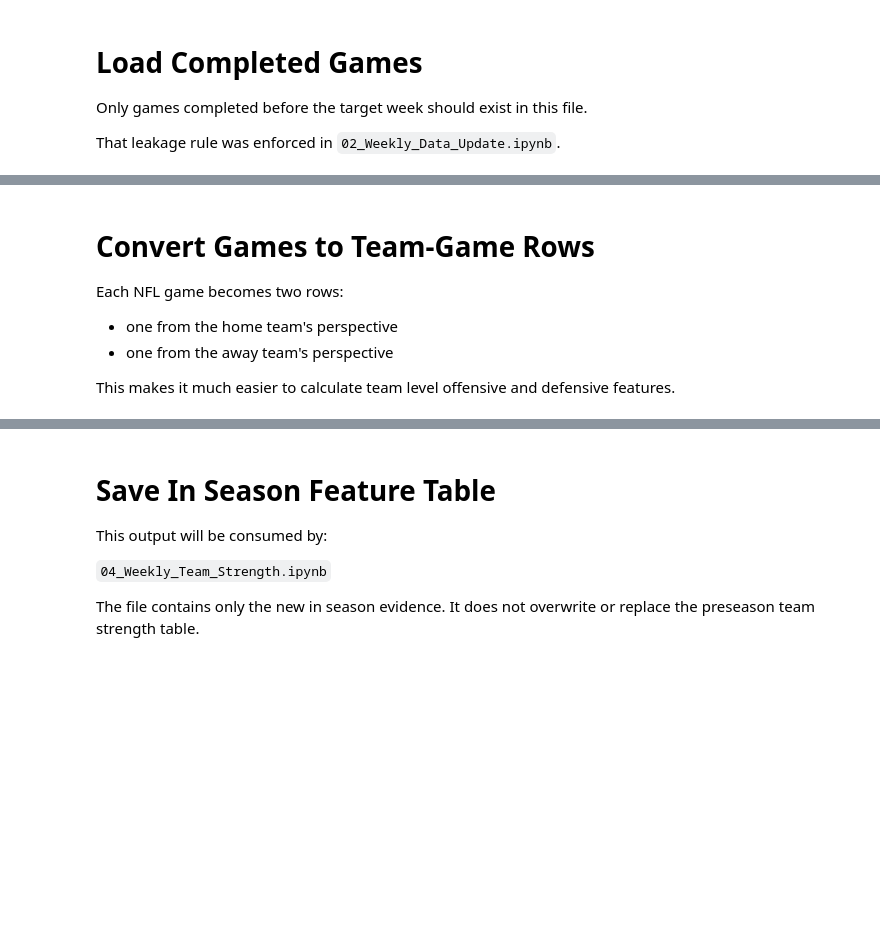
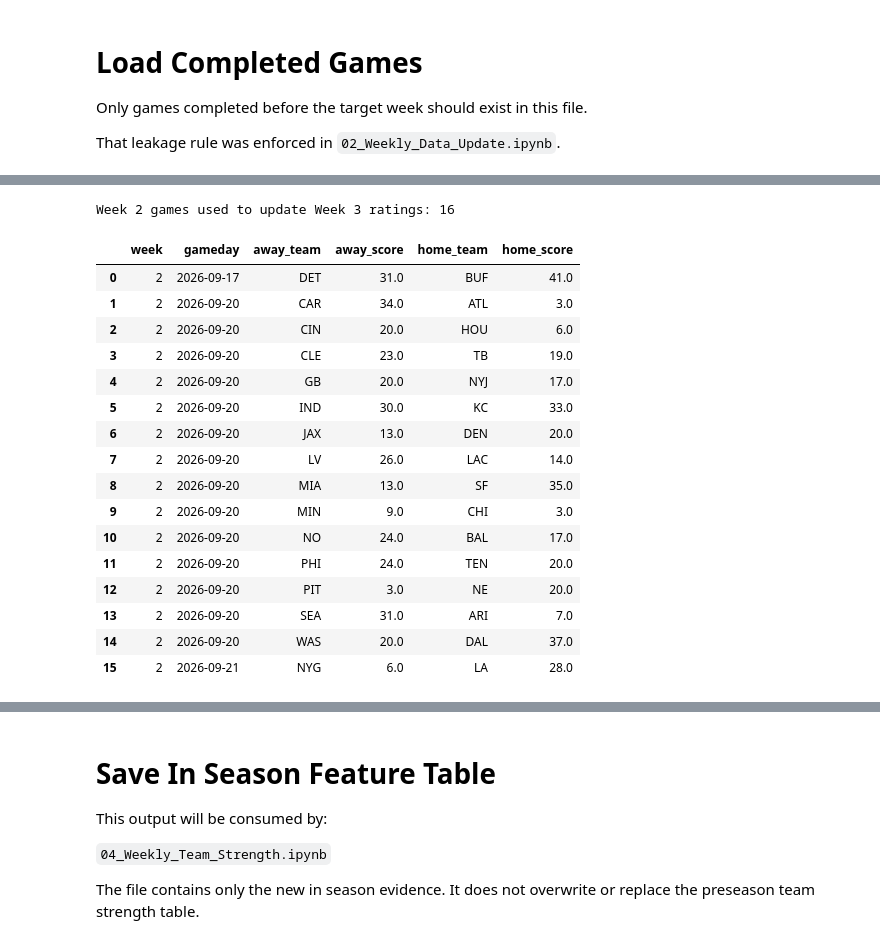
Before and after one commit to ethanfr10/NFL-Season-Projections, a Jupyter notebook: weekly_projections/notebooks/03_Inseason_Feature_Engineering.ipynb, the cells around one changed output, grey strips where cells are left out. Drawn from its saved outputs; the diff is of its cells as text; code cells hidden in the pictures; blank space fills up the shorter version.

```diff
--- a/weekly_projections/notebooks/03_Inseason_Feature_Engineering.ipynb
+++ b/weekly_projections/notebooks/03_Inseason_Feature_Engineering.ipynb
@@ -101,9 +109,46 @@ Completed games available before Week 2: 16
-# %% [markdown]
-# Convert Games to Team-Game Rows
-
-Each NFL game becomes two rows:
-
-- one from the home team's perspective
-- one from the away team's perspective
-
-This makes it much easier to calculate team level offensive and defensive features.
+# %%
+update_games = completed_games[
+    completed_games["week"] == PRIOR_WEEK
+].copy()
+
+update_games = update_games.sort_values(
+    ["gameday", "game_id"]
+).reset_index(drop=True)
+
+print(
+    f"Week {PRIOR_WEEK} games used to update "
+    f"Week {TARGET_WEEK} ratings:",
+    len(update_games)
+)
+
+display(
+    update_games[
+        [
+            "week",
+            "gameday",
+            "away_team",
+            "away_score",
+            "home_team",
+            "home_score"
+        ]
+    ]
+)
+# %% [output]
+Week 2 games used to update Week 3 ratings: 16
+|  | week | gameday | away_team | away_score | home_team | home_score |
+| 0 | 2 | 2026-09-17 | DET | 31.0 | BUF | 41.0 |
+| 1 | 2 | 2026-09-20 | CAR | 34.0 | ATL | 3.0 |
+| 2 | 2 | 2026-09-20 | CIN | 20.0 | HOU | 6.0 |
+| 3 | 2 | 2026-09-20 | CLE | 23.0 | TB | 19.0 |
+| 4 | 2 | 2026-09-20 | GB | 20.0 | NYJ | 17.0 |
+| 5 | 2 | 2026-09-20 | IND | 30.0 | KC | 33.0 |
+| 6 | 2 | 2026-09-20 | JAX | 13.0 | DEN | 20.0 |
+| 7 | 2 | 2026-09-20 | LV | 26.0 | LAC | 14.0 |
+| 8 | 2 | 2026-09-20 | MIA | 13.0 | SF | 35.0 |
+| 9 | 2 | 2026-09-20 | MIN | 9.0 | CHI | 3.0 |
+| 10 | 2 | 2026-09-20 | NO | 24.0 | BAL | 17.0 |
+| 11 | 2 | 2026-09-20 | PHI | 24.0 | TEN | 20.0 |
+| 12 | 2 | 2026-09-20 | PIT | 3.0 | NE | 20.0 |
+| 13 | 2 | 2026-09-20 | SEA | 31.0 | ARI | 7.0 |
+| 14 | 2 | 2026-09-20 | WAS | 20.0 | DAL | 37.0 |
+| 15 | 2 | 2026-09-21 | NYG | 6.0 | LA | 28.0 |
```
Also changed, not shown: parts of 33 cells of this notebook, 9 other files.
